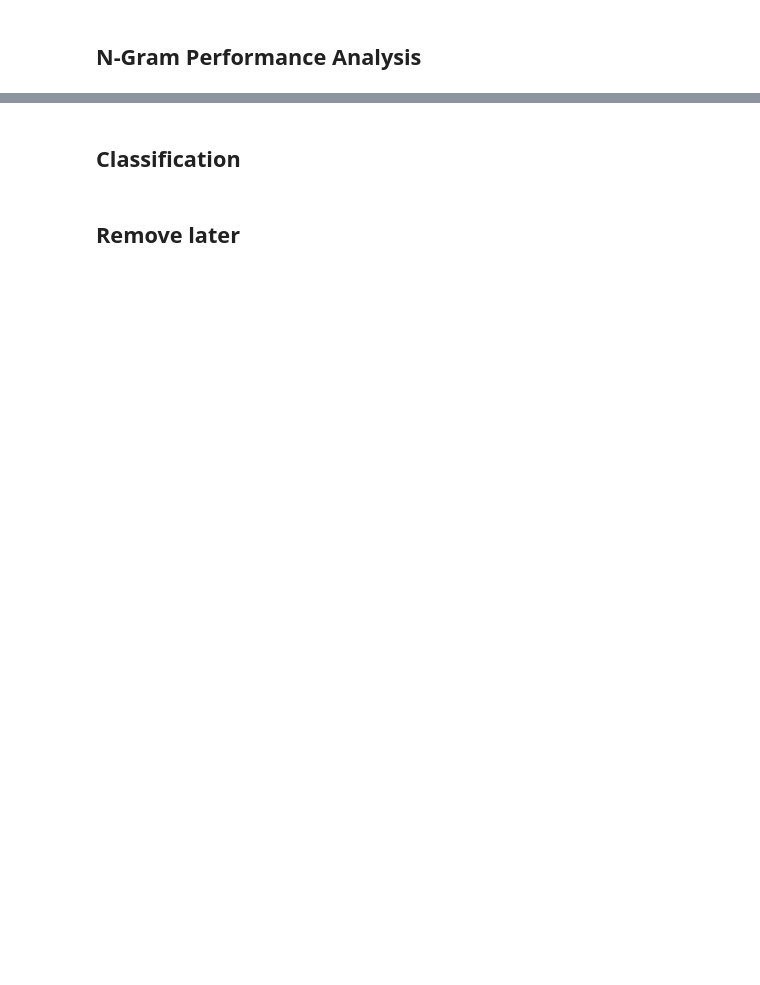
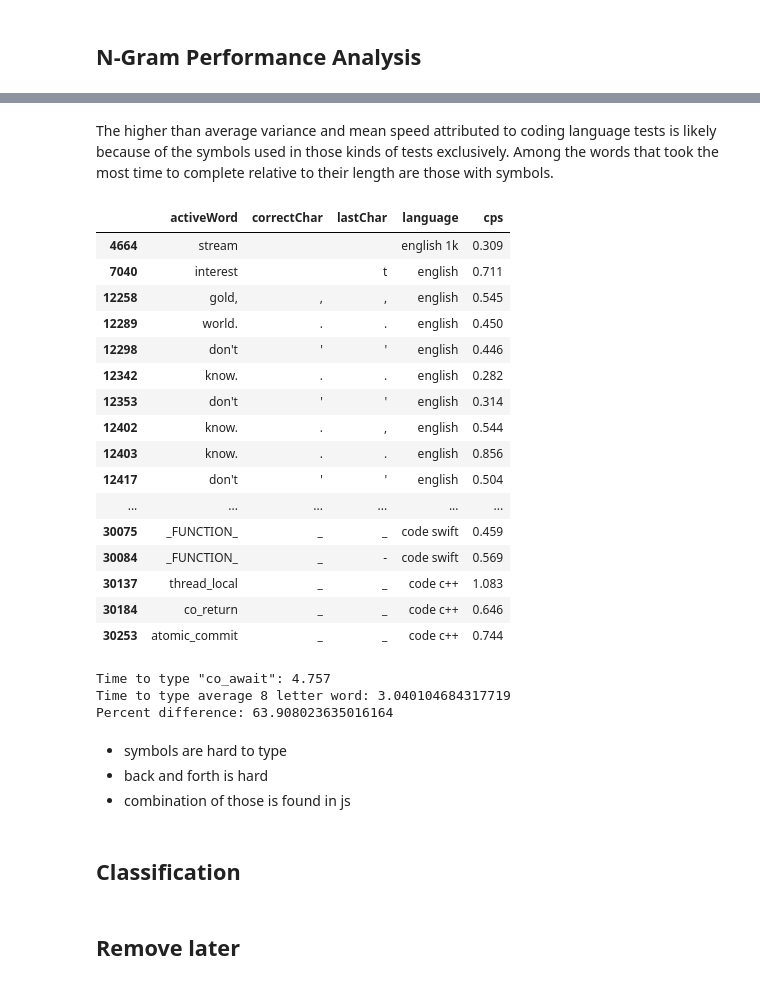
Before and after one commit to rmchorgh/MonkeyTypeMachineLearn, a Jupyter notebook: main.ipynb, the cells around one changed output, grey strips where cells are left out. Saved outputs shown, nothing was run; the diff lists cells and outputs as text; code cells hidden in the pictures; blank space fills up the shorter version.

```diff
--- a/main.ipynb
+++ b/main.ipynb
@@ -402,3 +501,45 @@ df.plot.line( y='cps')
+# %% [markdown]
+The higher than average variance and mean speed attributed to coding language tests is likely because of the symbols used in those kinds of tests exclusively. Among the words that took the most time to complete relative to their length are those with symbols.
+# %%
+set_option('display.max_rows', None)
+# df[df.correctChar.str.lower().isin([x for x in 'asrtgmneiyouljkhzxcdvqwfpb ']) == False][['activeWord', 'correctChar', 'lastChar', 'language', 'cps']]
+# %% [output]
+|  | activeWord | correctChar | lastChar | language | cps |
+| 4664 | stream |  |  | english 1k | 0.309 |
+| 7040 | interest |  | t | english | 0.711 |
+| 12258 | gold, | , | , | english | 0.545 |
+| 12289 | world. | . | . | english | 0.450 |
+| 12298 | don't | ' | ' | english | 0.446 |
+| 12342 | know. | . | . | english | 0.282 |
+| 12353 | don't | ' | ' | english | 0.314 |
+| 12402 | know. | . | , | english | 0.544 |
+| 12403 | know. | . | . | english | 0.856 |
+| 12417 | don't | ' | ' | english | 0.504 |
+| ... | ... | ... | ... | ... | ... |
+| 30075 | _FUNCTION_ | _ | _ | code swift | 0.459 |
+| 30084 | _FUNCTION_ | _ | - | code swift | 0.569 |
+| 30137 | thread_local | _ | _ | code c++ | 1.083 |
+| 30184 | co_return | _ | _ | code c++ | 0.646 |
+| 30253 | atomic_commit | _ | _ | code c++ | 0.744 |
+# %%
+def surrounding(x, v):
+	return [ x - v + i for i in range(v * 2 + 1)]
+
+co_await = surrounding(16648, 5)
+co_await = df.iloc[co_await].cps.sum()
+
+mean = df[df.activeWord.str.len() == 9].cps.mean() * 9
+print('Time to type "co_await":', co_await)
+print('Time to type average 8 letter word:', mean)
+print('Percent difference:', mean / co_await * 100)
+# %% [output]
+Time to type "co_await": 4.757
+Time to type average 8 letter word: 3.040104684317719
+Percent difference: 63.908023635016164
+# %% [markdown]
+- symbols are hard to type
+- back and forth is hard
+- combination of those is found in js
 # %% [markdown]
 ## Classification
 # %% [markdown]
```
Also changed, not shown: parts of 27 cells of this notebook, 2 other files.
